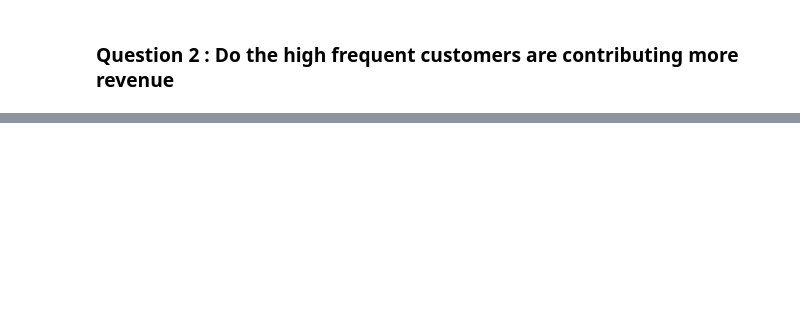
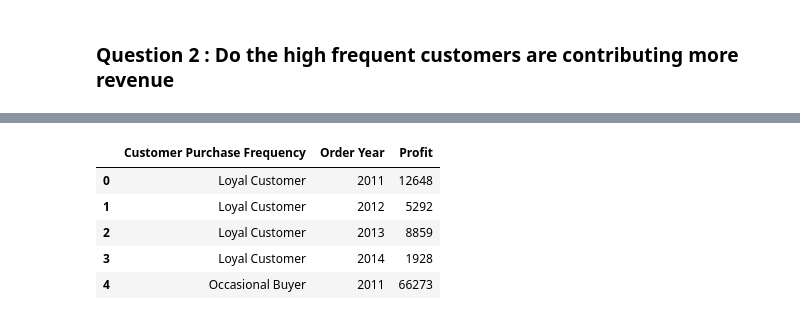
Before and after one commit to Manthan27525/global-superstore-data-analysis, a Jupyter notebook: notebook/data_analysis.ipynb, the cells around one changed output, grey strips where cells are left out. Drawn from its saved outputs; the diff is of its cells as text; code cells hidden in the pictures; blank space fills up the shorter version.

```diff
--- a/notebook/data_analysis.ipynb
+++ b/notebook/data_analysis.ipynb
@@ -264,0 +295,10 @@ Text(0.5, 0, 'Customer Purchase Frequency')
+# %%
+profit_contribution.rename({"Customer Purchase Frequency":"Customer Profile","Order Year":"Year"},inplace=True)
+profit_contribution.head()
+# %% [output]
+|  | Customer Purchase Frequency | Order Year | Profit |
+| 0 | Loyal Customer | 2011 | 12648 |
+| 1 | Loyal Customer | 2012 | 5292 |
+| 2 | Loyal Customer | 2013 | 8859 |
+| 3 | Loyal Customer | 2014 | 1928 |
+| 4 | Occasional Buyer | 2011 | 66273 |
```
Also changed, not shown: parts of 12 cells of this notebook.
